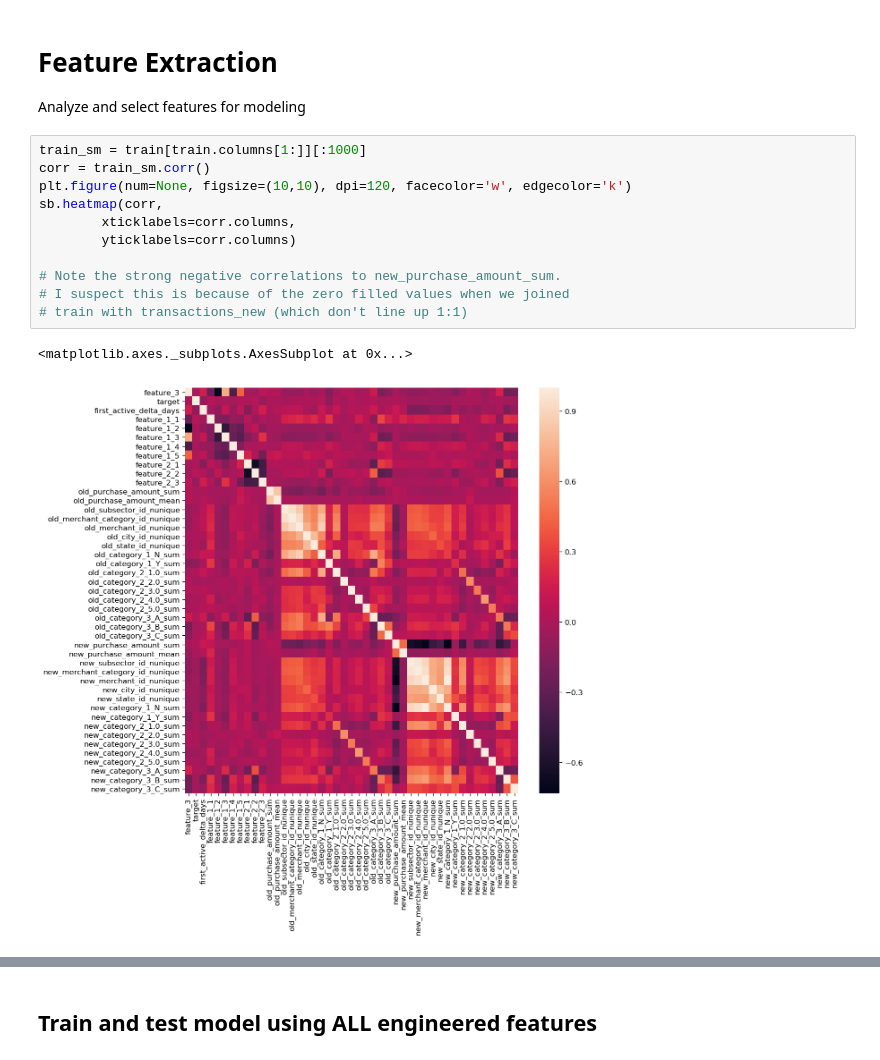
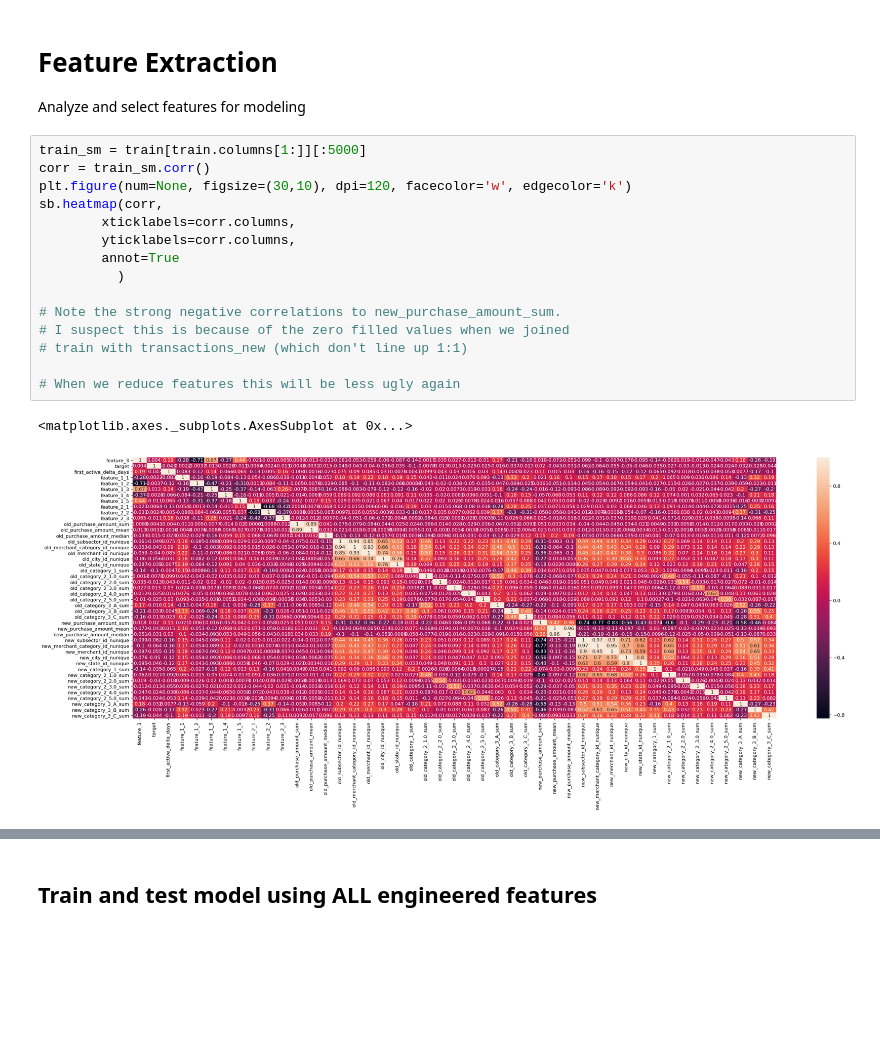
Before and after one commit to kevinhanna/Elo_kaggle, a Jupyter notebook: Team 3 Group Project.ipynb, the cells around one changed output, grey strips where cells are left out. Cells and saved outputs as stored; diff of their text form; blank space fills up the shorter version.

```diff
--- a/Team 3 Group Project.ipynb
+++ b/Team 3 Group Project.ipynb
@@ -380,16 +359,20 @@ Index(['first_active_month', 'feature_3', 'target', 'first_active_delta_days',
 # Feature Extraction
 Analyze and select features for modeling
 # %%
-train_sm = train[train.columns[1:]][:1000]
+train_sm = train[train.columns[1:]][:5000]
 corr = train_sm.corr()
-plt.figure(num=None, figsize=(10,10), dpi=120, facecolor='w', edgecolor='k')
+plt.figure(num=None, figsize=(30,10), dpi=120, facecolor='w', edgecolor='k')
 sb.heatmap(corr,
         xticklabels=corr.columns,
-        yticklabels=corr.columns)
+        yticklabels=corr.columns,
+        annot=True
+          )
 
 # Note the strong negative correlations to new_purchase_amount_sum.
 # I suspect this is because of the zero filled values when we joined
 # train with transactions_new (which don't line up 1:1)
+
+# When we reduce features this will be less ugly again
 # %% [output]
 <matplotlib.axes._subplots.AxesSubplot at 0x...>
-[figure, old version]
+[figure, new version]
```
Also changed, not shown: parts of 12 cells of this notebook, 1 other file.
